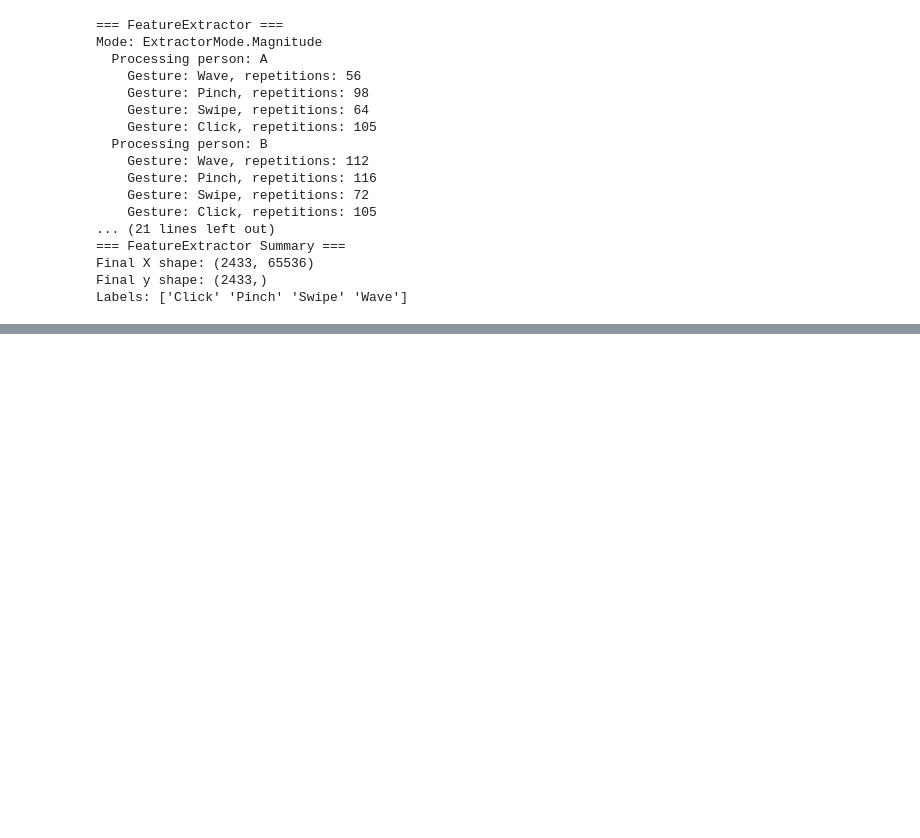
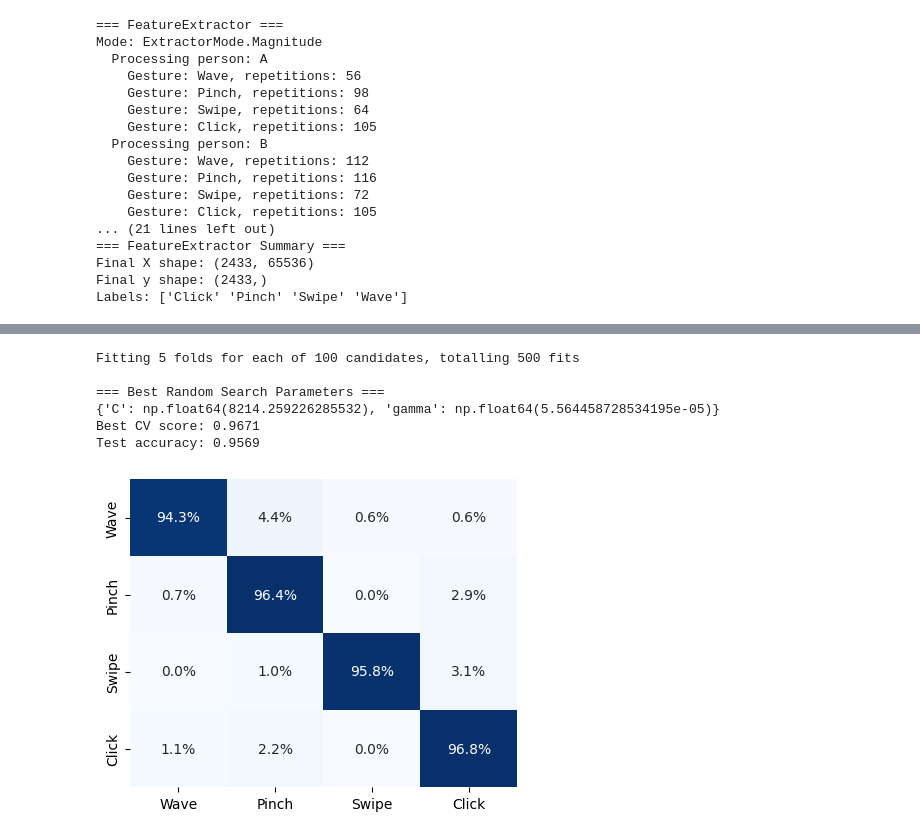
Before and after one commit to Oskar-Nowak/quantum-inspired-kernel-optimization, a Jupyter notebook: notebooks/dopnet_analysis.ipynb, the cells around one changed output, grey strips where cells are left out. Saved outputs shown, nothing was run; the diff lists cells and outputs as text; code cells hidden in the pictures; blank space fills up the shorter version.

```diff
--- a/notebooks/dopnet_analysis.ipynb
+++ b/notebooks/dopnet_analysis.ipynb
@@ -236 +231,54 @@ Test accuracy: 0.9651
+# %%
+from sklearn.model_selection import RandomizedSearchCV
+from scipy.stats import loguniform
+
+param_dist = {
+    'C': loguniform(1e-1, 1e4),
+    'gamma': loguniform(1e-5, 1e1)
+}
+
+random_search = RandomizedSearchCV(
+    estimator=SVC(kernel='rbf'),
+    param_distributions=param_dist,
+    n_iter=100,
+    scoring='accuracy',
+    cv=cv,
+    n_jobs=-1,
+    verbose=1,
+)
+
+random_search.fit(X_train_pca, y_train)
+
+print("\n=== Best Random Search Parameters ===")
+print(random_search.best_params_)
+print(f"Best CV score: {random_search.best_score_:.4f}")
+
+best_random_model = random_search.best_estimator_
+y_pred_random = best_random_model.predict(X_test_pca)
+
+print(f"Test accuracy: {accuracy_score(y_test, y_pred_random):.4f}")
+
+cm_random = confusion_matrix(y_test, y_pred_random, normalize="true")
+annot_random = np.array([[f"{v*100:.1f}%" for v in row] for row in cm_random])
+
+plt.figure(figsize=(5,4))
+sns.heatmap(
+    cm_random,
+    annot=annot_random,
+    fmt="",
+    cmap="Blues",
+    xticklabels=labels,
+    yticklabels=labels,
+    cbar=False
+)
+plt.savefig('randomsearch_svm_cm.png', dpi=300, bbox_inches='tight')
+plt.show()
+# %% [output]
+Fitting 5 folds for each of 100 candidates, totalling 500 fits
+
+=== Best Random Search Parameters ===
+{'C': np.float64(8214.259226285532), 'gamma': np.float64(5.564458728534195e-05)}
+Best CV score: 0.9671
+Test accuracy: 0.9569
+[figure, added]
 # %%
```
Also changed, not shown: parts of 13 cells of this notebook, 1 other file.
